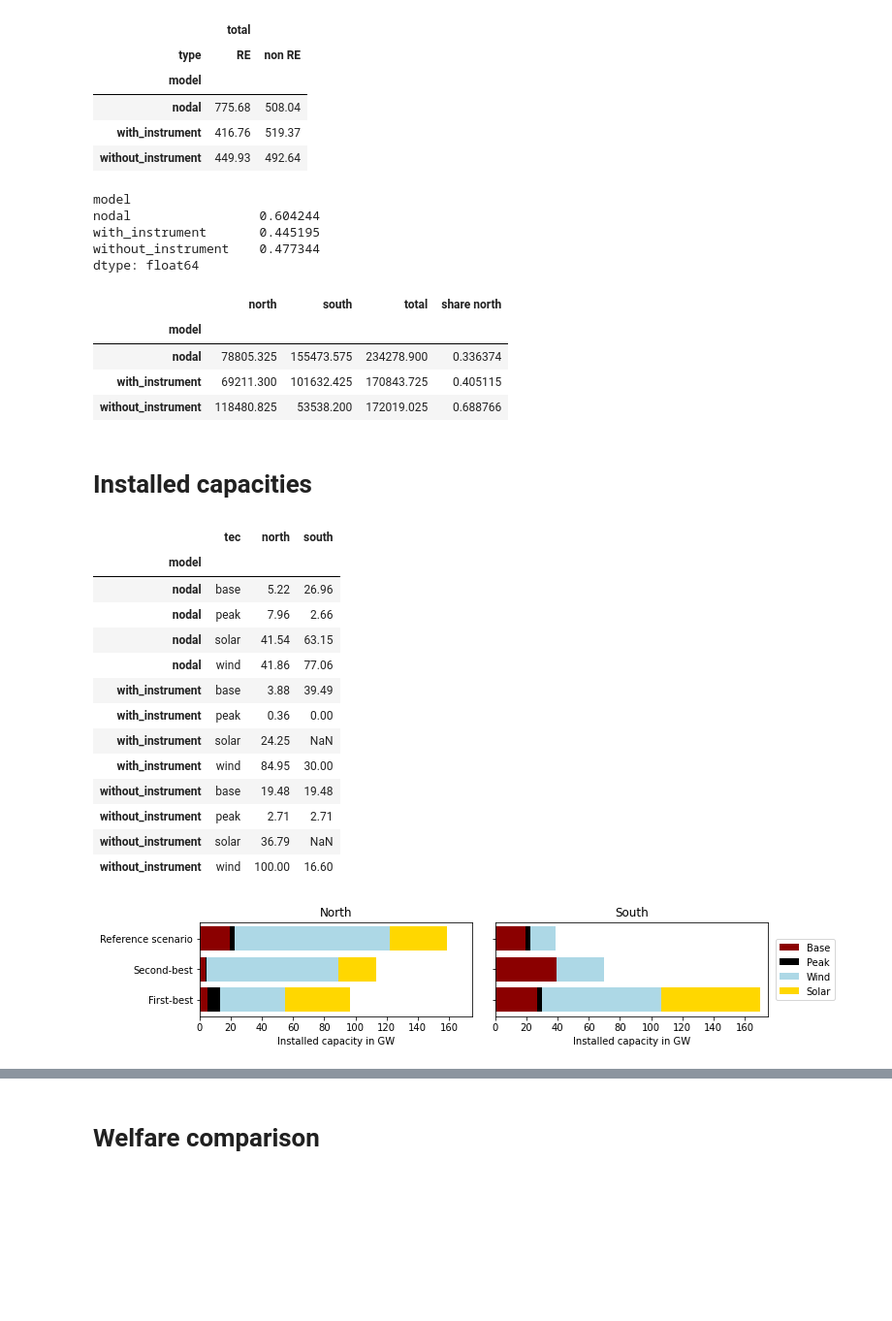
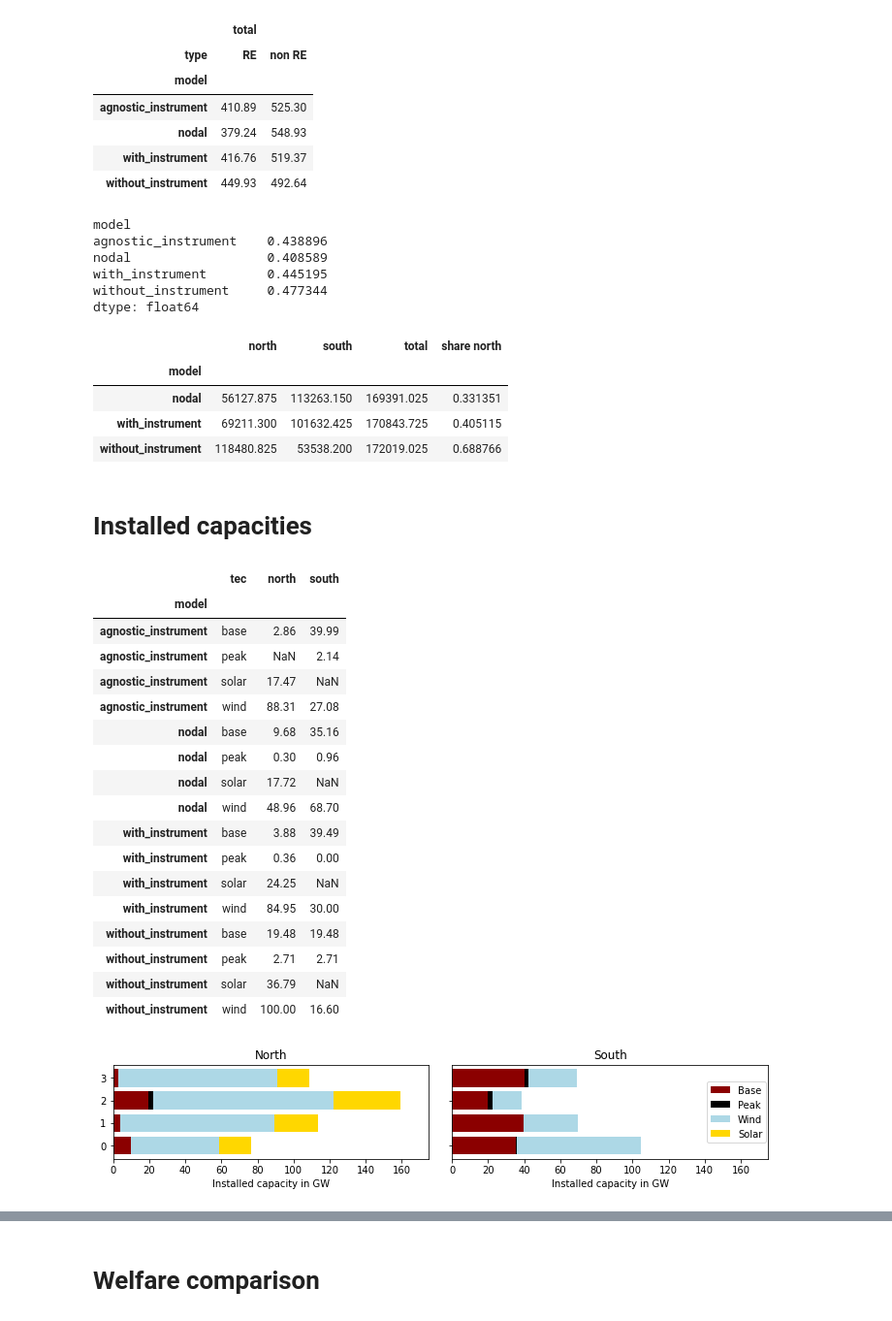
Before and after one commit to anselm-eicke/Locational-investment-signals, a Jupyter notebook: Two node models/Output/Postprocessing.ipynb, the cells around one changed output, grey strips where cells are left out. Shown: that part at 97% size. Saved outputs shown, nothing was run; the diff lists cells and outputs as text; code cells hidden in the pictures; blank space fills up the shorter version.

```diff
--- a/Two node models/Output/Postprocessing.ipynb
+++ b/Two node models/Output/Postprocessing.ipynb
@@ -9,9 +9,6 @@ nodes = list(['north', 'south'])
 # %%
 scenarios = list(['nodal', 'with_instrument', 'without_instrument', 'agnostic_instrument']);
 
-scenarios = list(['nodal', 'with_instrument', 'without_instrument']);
-#scenarios = list(['nodal', 'with_instrument', 'nodal_high_price_elasticity', 'with_instrument_high_price_elasticity']);
-
 nodes = list(['north', 'south'])
 # %%
 def read_data(file, indicator):
@@ -101,16 +102,18 @@ re_shares
 |  | total |  |
 | type | RE | non RE |
 | model |  |  |
-| nodal | 775.68 | 508.04 |
+| agnostic_instrument | 410.89 | 525.30 |
+| nodal | 379.24 | 548.93 |
 | with_instrument | 416.76 | 519.37 |
 | without_instrument | 449.93 | 492.64 |
 # %%
 re_shares['total', 'RE'] / (re_shares['total', 'RE'] + re_shares['total', 'non RE'])
 # %% [output]
 model
-nodal                 0.604244
-with_instrument       0.445195
-without_instrument    0.477344
+agnostic_instrument    0.438896
+nodal                  0.408589
+with_instrument        0.445195
+without_instrument     0.477344
 dtype: float64
 # %%
 sums = gen.groupby(['model']).sum()
@@ -122,7 +125,7 @@ sums
 # %% [output]
 |  | north | south | total | share north |
 | model |  |  |  |  |
-| nodal | 78805.325 | 155473.575 | 234278.900 | 0.336374 |
+| nodal | 56127.875 | 113263.150 | 169391.025 | 0.331351 |
 | with_instrument | 69211.300 | 101632.425 | 170843.725 | 0.405115 |
 | without_instrument | 118480.825 | 53538.200 | 172019.025 | 0.688766 |
 # %% [markdown]
@@ -140,10 +143,14 @@ capacities
 # %% [output]
 |  | tec | north | south |
 | model |  |  |  |
-| nodal | base | 5.22 | 26.96 |
-| nodal | peak | 7.96 | 2.66 |
-| nodal | solar | 41.54 | 63.15 |
-| nodal | wind | 41.86 | 77.06 |
+| agnostic_instrument | base | 2.86 | 39.99 |
+| agnostic_instrument | peak | NaN | 2.14 |
+| agnostic_instrument | solar | 17.47 | NaN |
+| agnostic_instrument | wind | 88.31 | 27.08 |
+| nodal | base | 9.68 | 35.16 |
+| nodal | peak | 0.30 | 0.96 |
+| nodal | solar | 17.72 | NaN |
+| nodal | wind | 48.96 | 68.70 |
 | with_instrument | base | 3.88 | 39.49 |
 | with_instrument | peak | 0.36 | 0.00 |
 | with_instrument | solar | 24.25 | NaN |
@@ -155,34 +162,35 @@ capacities
 # %%
 #plt.rcdefaults()
 fig = plt.figure(figsize=(10, 2.3))
 
 ax1 = plt.subplot(1,2,1)
 ax2 = plt.subplot(1,2,2)
 
 y_pos = np.arange(len(scenarios))
 #leg = pd.Dataframe()
 
 plot_distribution(capacities, ax1, 'north')
 axes = plot_distribution(capacities, ax2, 'south')
 
 ax1.set_xlim(0, 175)
 ax2.set_xlim(0, 175)
 
 ax1.set_title('North')
 ax2.set_title('South')
 
 ax2.legend(['Base', 'Peak', 'Wind', 'Solar'], bbox_to_anchor=(1.01, 0.87))
-#ax1.legend(['Base', 'Peak', 'Wind', 'Solar'])
 ax1.set_yticks(y_pos);
-ax1.set_yticklabels(['First-best', 'Second-best', 'Reference scenario'])
+
+if len(scenarios) == 3:
+    ax1.set_yticklabels(['First-best', 'Second-best', 'Reference scenario'])
 ax2.set_yticklabels([]);
 ax1.set_xlabel('Installed capacity in GW')
 ax2.set_xlabel('Installed capacity in GW')
 plt.tight_layout()
 
 fig.savefig('Figures/capacity_distribution.jpeg', dpi=500)
 # %% [output]
-[figure, old version]
+[figure, new version]
 # %%
 # plot generation
 #plt.rcdefaults()
```
Also changed, not shown: parts of 11 cells of this notebook, 8 other files.
